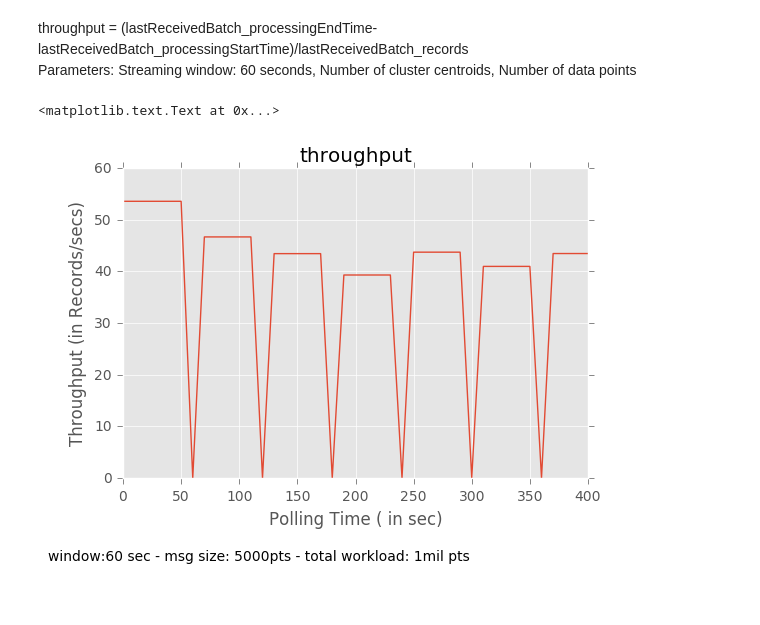
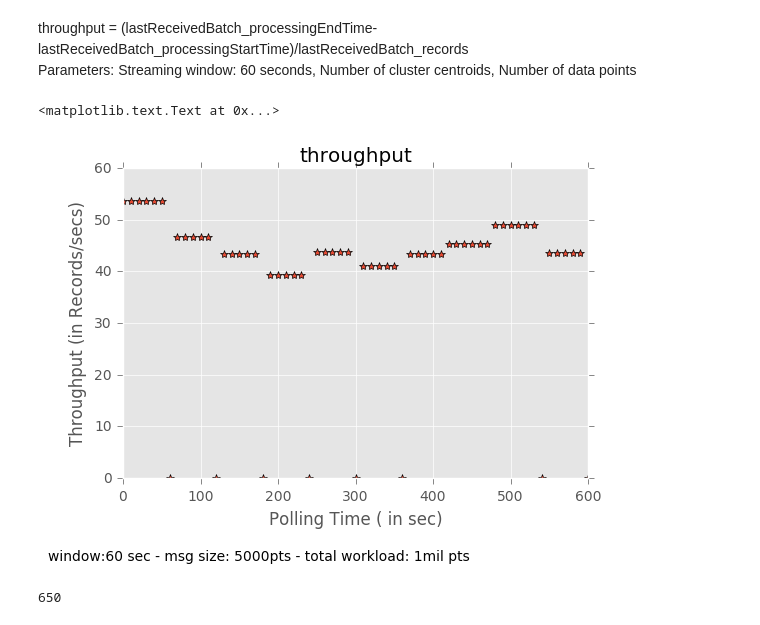
Before and after one commit to georgeha/lab_reports, a Jupyter notebook: Report_June_30.ipynb, the cells around one changed output. Cells and saved outputs as stored; diff of their text form; code cells hidden in the pictures.

```diff
--- a/Report_June_30.ipynb
+++ b/Report_June_30.ipynb
@@ -201,20 +201,24 @@ for i in xrange(len(throughput)):
 # %%
 x_values = lastReceivedBatch_records[lastReceivedBatch_records.value!=0]
 x_values = x_values['t']
 x_values = x_values.tolist()
 shift_time = 1498774148
 
 for i in xrange(len(x_values)):
     x_values[i] = x_values[i] - 1498774148
 
 #plt.xticks()
-plt.xlim(0,400)
-plt.plot(x_values,throughput)
+plt.xlim(0,600)
+plt.plot(x_values,throughput,'*')
 plt.ylabel('Throughput (in Records/secs)')
 plt.xlabel('Polling Time ( in sec)')
 #plt.title('window:60 sec - msg size: 5000pts - total workload: 1mil pts')
 plt.title("throughput")
 plt.figtext(0,-0.08,'window:60 sec - msg size: 5000pts - total workload: 1mil pts')
 # %% [output]
 <matplotlib.text.Text at 0x...>
-[figure, old version]
+[figure, new version]
+# %%
+x_values[-1]
+# %% [output]
+650
```
